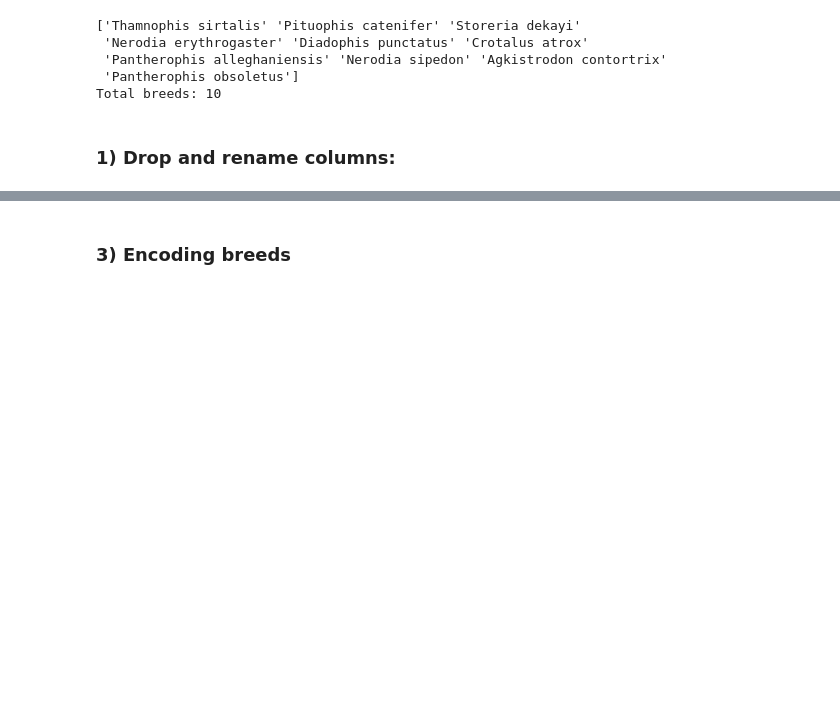
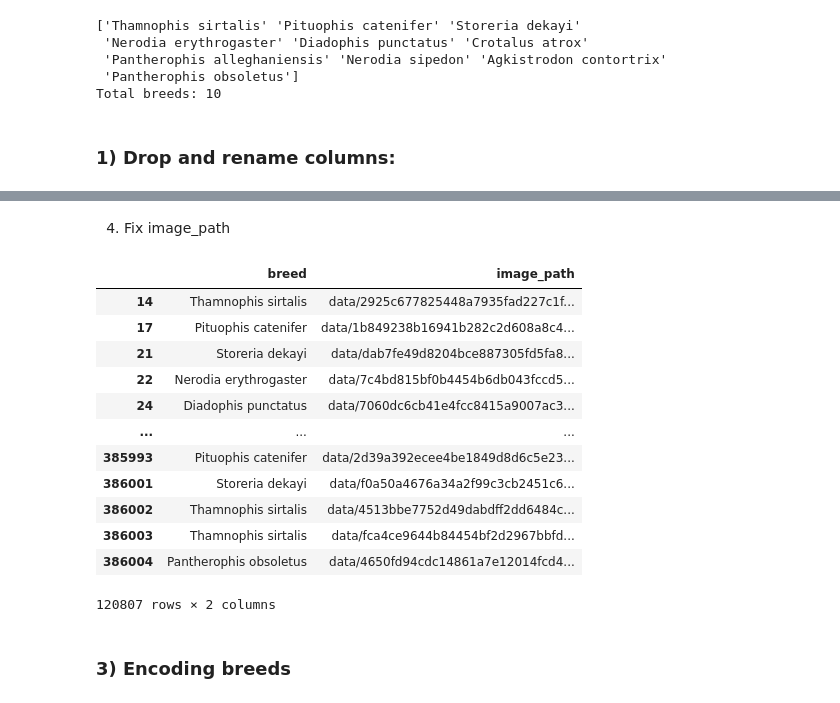
Before and after one commit to deivid-01/ML-snake-classifier, a Jupyter notebook: 02_data_pre-processing.ipynb, the cells around one changed output, grey strips where cells are left out. Drawn from its saved outputs; the diff is of its cells as text; code cells hidden in the pictures; blank space fills up the shorter version.

```diff
--- a/02_data_pre-processing.ipynb
+++ b/02_data_pre-processing.ipynb
@@ -416,3 +409,22 @@ df.head(5)
+# %% [markdown]
+4. Fix image_path
+# %%
+df.image_path = fixImagePath(df)
+df
+# %% [output]
+|  | breed | image_path |
+| 14 | Thamnophis sirtalis | data/2925c677825448a7935fad227c1f... |
+| 17 | Pituophis catenifer | data/1b849238b16941b282c2d608a8c4... |
+| 21 | Storeria dekayi | data/dab7fe49d8204bce887305fd5fa8... |
+| 22 | Nerodia erythrogaster | data/7c4bd815bf0b4454b6db043fccd5... |
+| 24 | Diadophis punctatus | data/7060dc6cb41e4fcc8415a9007ac3... |
+| ... | ... | ... |
+| 385993 | Pituophis catenifer | data/2d39a392ecee4be1849d8d6c5e23... |
+| 386001 | Storeria dekayi | data/f0a50a4676a34a2f99c3cb2451c6... |
+| 386002 | Thamnophis sirtalis | data/4513bbe7752d49dabdff2dd6484c... |
+| 386003 | Thamnophis sirtalis | data/fca4ce9644b84454bf2d2967bbfd... |
+| 386004 | Pantherophis obsoletus | data/4650fd94cdc14861a7e12014fcd4... |
+120807 rows × 2 columns
 # %% [markdown]
 ### 3) Encoding breeds
 # %%
```
Also changed, not shown: parts of 18 cells of this notebook, 1 other file.
